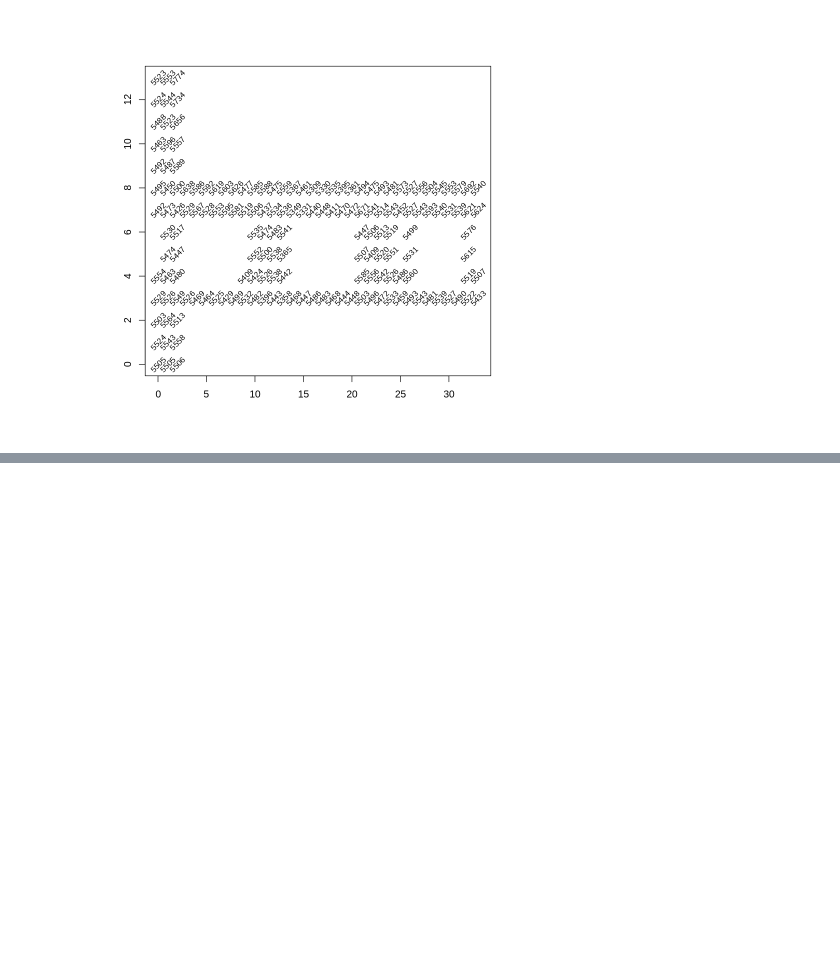
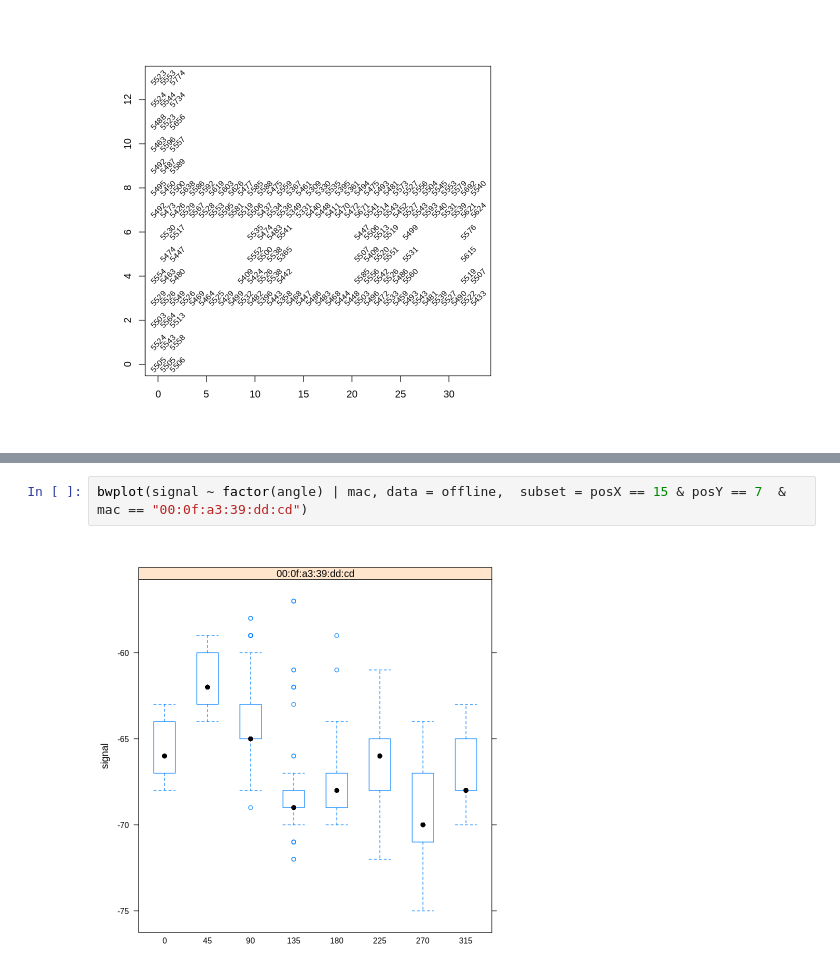
Before and after one commit to dclark18/MSDS7333---Quantifying-the-World, a Jupyter notebook: Unit 2 Case study/Code/MSDS_WEEK_1.ipynb, the cells around one changed output, grey strips where cells are left out. Drawn from its saved outputs; the diff is of its cells as text; blank space fills up the shorter version.

```diff
--- a/Unit 2 Case study/Code/MSDS_WEEK_1.ipynb
+++ b/Unit 2 Case study/Code/MSDS_WEEK_1.ipynb
@@ -765,0 +811,4 @@ text(locCounts, labels = locCounts[,3], cex = 0.8, srt = 45)
+# %%
+bwplot(signal ~ factor(angle) | mac, data = offline,  subset = posX == 15 & posY == 7  & mac == "00:0f:a3:39:dd:cd")
+# %% [output]
+[figure, added]
```
Also changed, not shown: parts of 20 cells of this notebook.
